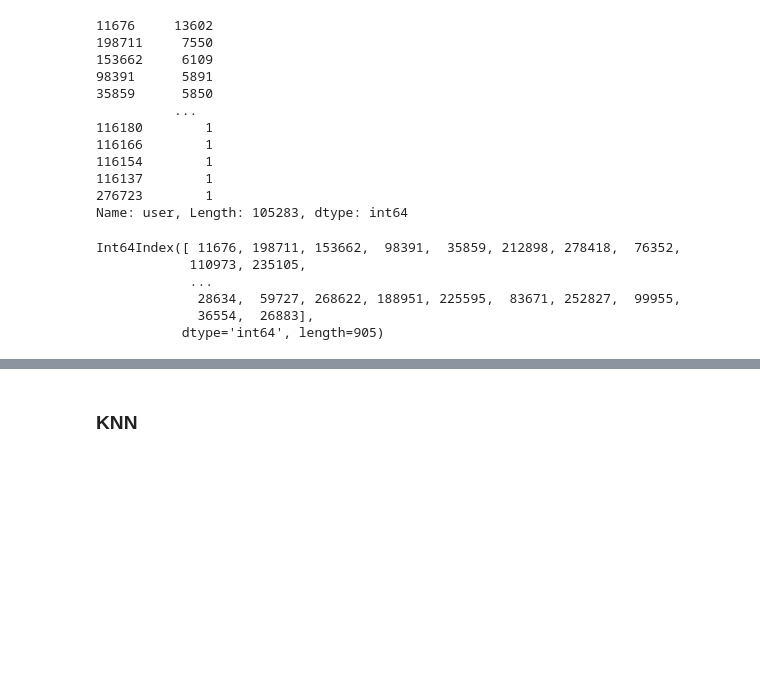
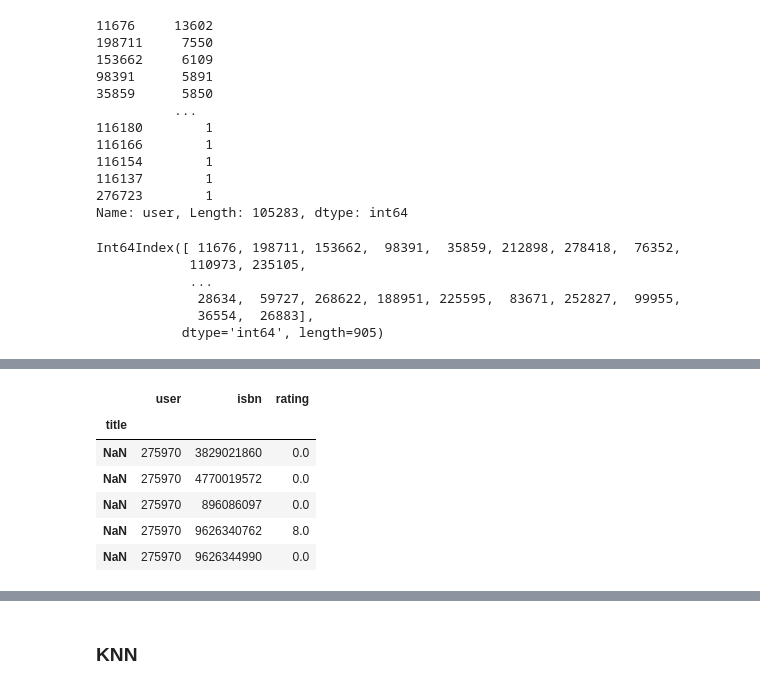
Before and after one commit to valemicolgarcia/TensorFlow, a Jupyter notebook: Book Recomendation/fcc_book_recommendation_knn.ipynb, the cells around one changed output, grey strips where cells are left out. Cells and saved outputs as stored; diff of their text form; code cells hidden in the pictures; blank space fills up the shorter version.

```diff
--- a/Book Recomendation/fcc_book_recommendation_knn.ipynb
+++ b/Book Recomendation/fcc_book_recommendation_knn.ipynb
@@ -170 +164,11 @@ df_book_cleaned.head()
+# %%
+df_filtered_ratings.tail()
+# %% [output]
+|  | user | isbn | rating |
+| title |  |  |  |
+| NaN | 275970 | 3829021860 | 0.0 |
+| NaN | 275970 | 4770019572 | 0.0 |
+| NaN | 275970 | 896086097 | 0.0 |
+| NaN | 275970 | 9626340762 | 8.0 |
+| NaN | 275970 | 9626344990 | 0.0 |
 # %%
```
Also changed, not shown: parts of 14 cells of this notebook, 1 other file.
